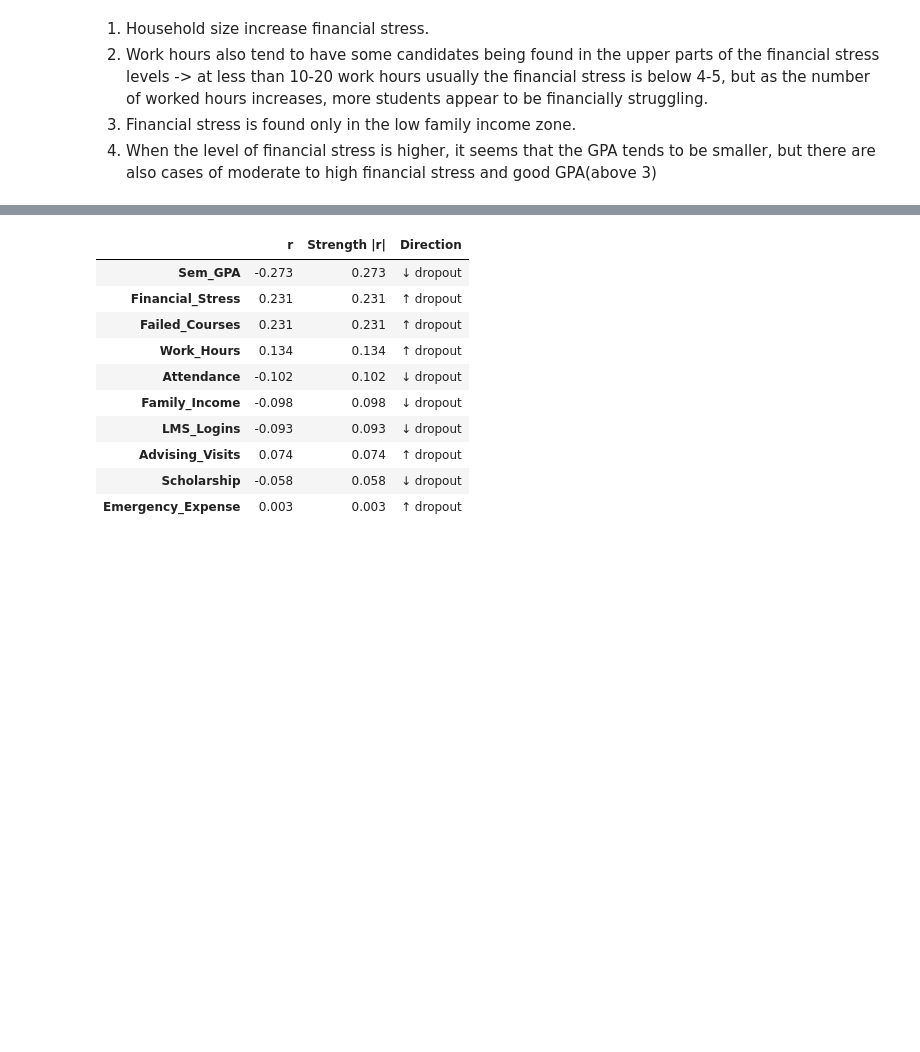
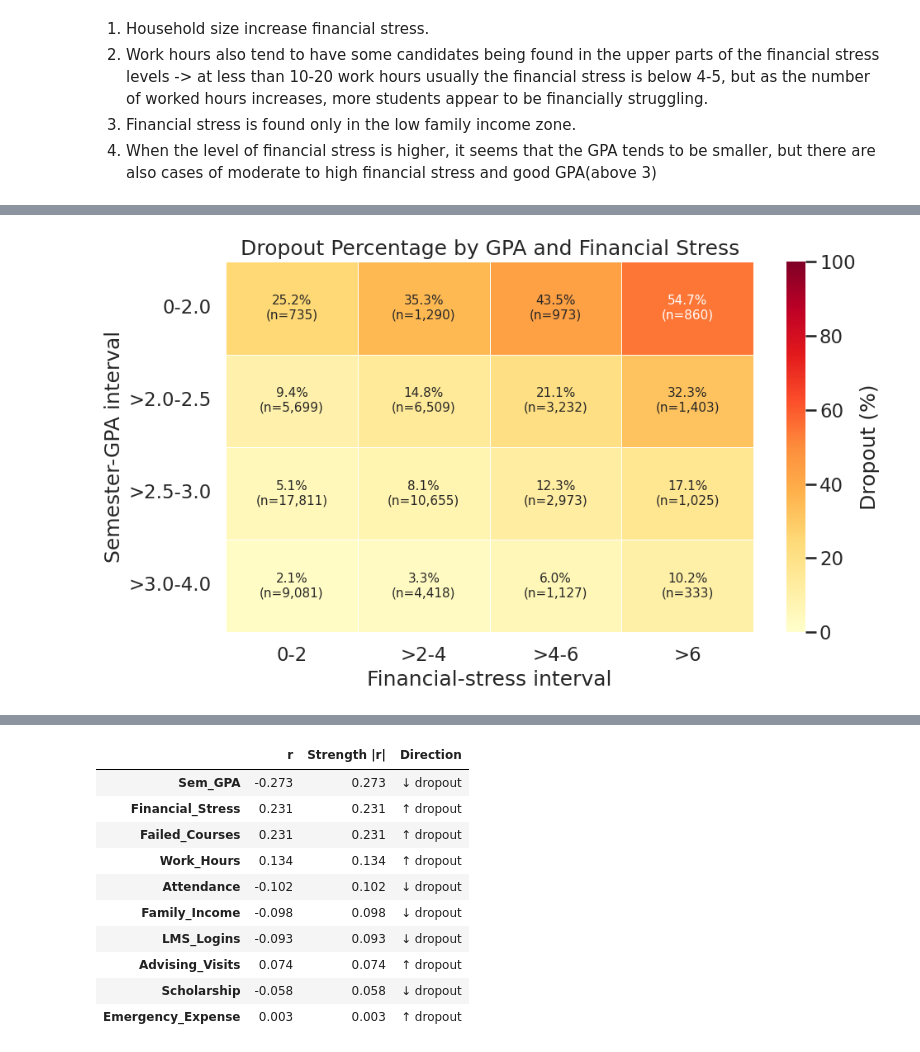
Before and after one commit to mihaighise/student_retention_analysis, a Jupyter notebook: Student_Retention.ipynb, the cells around one changed output, grey strips where cells are left out. Saved outputs shown, nothing was run; the diff lists cells and outputs as text; code cells hidden in the pictures; blank space fills up the shorter version.

Commit message:
new analysis and heatmap for gpa and financial stress together

```diff
--- a/Student_Retention.ipynb
+++ b/Student_Retention.ipynb
@@ -1026,0 +1100,66 @@ plt.show()
+# %%
+rates = (
+    joint_summary.pivot(
+        index="GPA_Group",
+        columns="Stress_Group",
+        values="dropout_pct",
+    )
+    .reindex(index=gpa_labels, columns=stress_labels)
+)
+
+counts = (
+    joint_summary.pivot(
+        index="GPA_Group",
+        columns="Stress_Group",
+        values="records",
+    )
+    .reindex(index=gpa_labels, columns=stress_labels)
+    .fillna(0)
+    .astype(int)
+)
+
+annotations = np.full(rates.shape, "", dtype=object)
+
+for row in range(rates.shape[0]):
+    for col in range(rates.shape[1]):
+        rate = rates.iloc[row, col]
+        count = counts.iloc[row, col]
+
+        if pd.notna(rate):
+            annotations[row, col] = (
+                f"{rate:.1f}%\n"
+                f"(n={count:,})"
+            )
+
+fig, ax = plt.subplots(figsize=(10, 6))
+
+sns.heatmap(
+    rates,
+    mask=rates.isna(),
+    annot=annotations,
+    fmt="",
+    cmap="YlOrRd",
+    vmin=0,
+    vmax=100,
+    linewidths=0.5,
+    linecolor="white",
+    annot_kws={"size": 11},
+    cbar_kws={"label": "Dropout (%)"},
+    ax=ax,
+)
+
+ax.set(
+    title="Dropout Percentage by GPA and Financial Stress",
+    xlabel="Financial-stress interval",
+    ylabel="Semester-GPA interval",
+)
+
+ax.set_facecolor("#E6E6E6")
+ax.grid(False)
+ax.tick_params(axis="x", rotation=0)
+ax.tick_params(axis="y", rotation=0)
+
+plt.tight_layout()
+plt.show()
+# %% [output]
+[figure, added]
```
Also changed, not shown: parts of 2 cells of this notebook.
